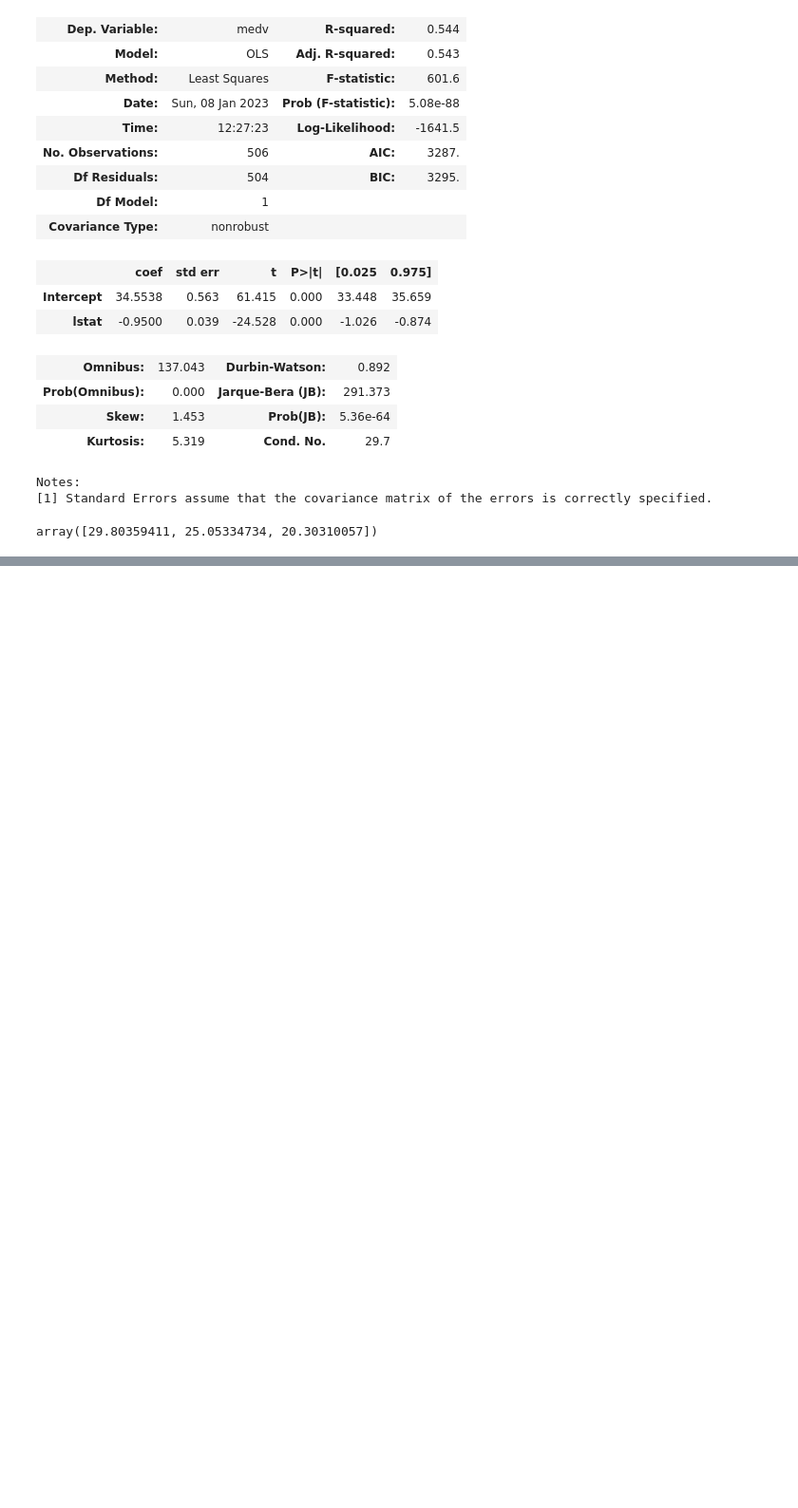
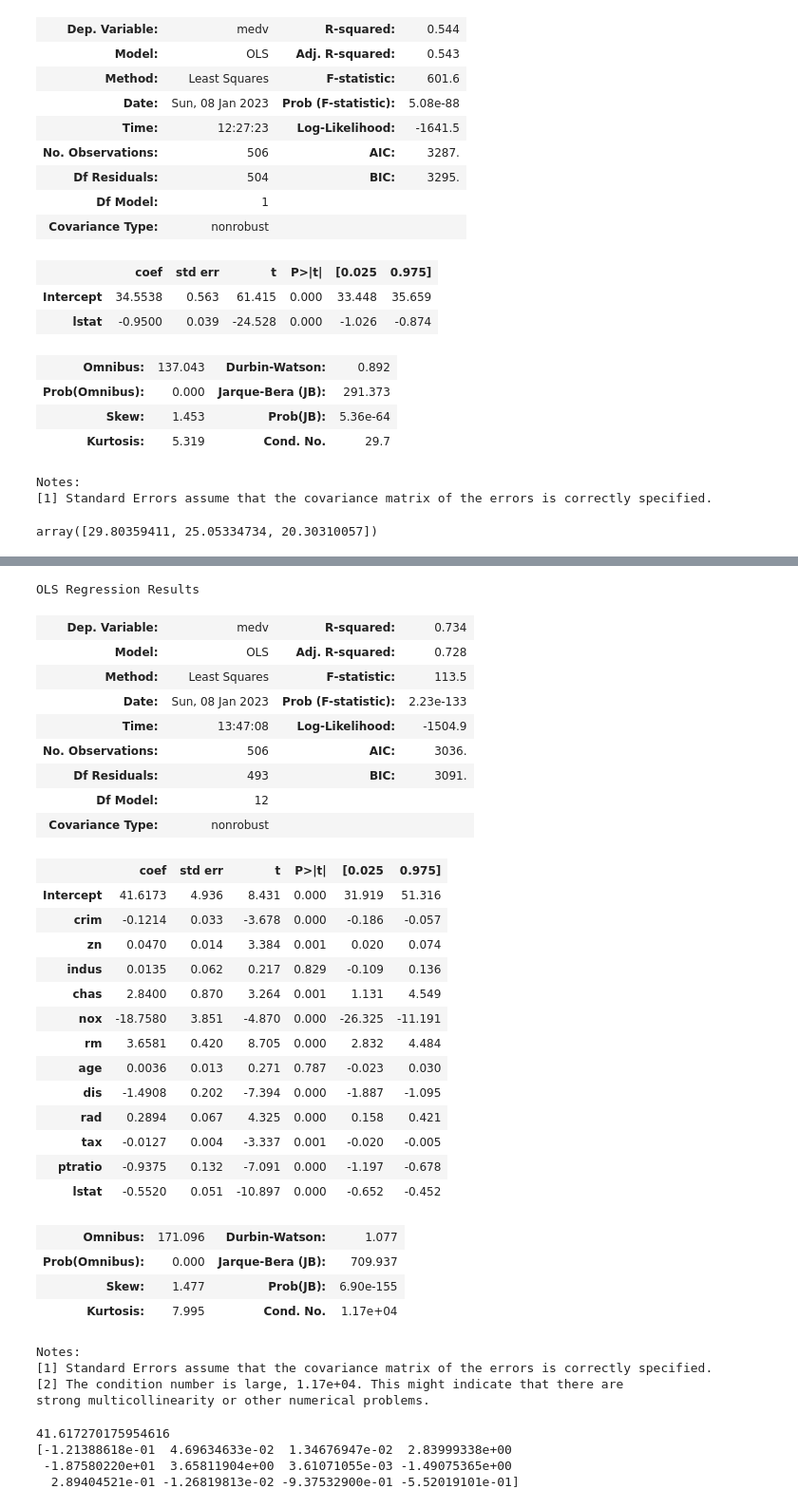
Before and after one commit to kwerber824/ISLR-python, a Jupyter notebook: src/Chapter3-Lab.ipynb, the cells around one changed output, grey strips where cells are left out. Shown: that part at 95% size. Drawn from its saved outputs; the diff is of its cells as text; code cells hidden in the pictures; blank space fills up the shorter version.

Commit message:
multiple regression

```diff
--- a/src/Chapter3-Lab.ipynb
+++ b/src/Chapter3-Lab.ipynb
@@ -110,0 +140,49 @@ X = boston.drop('medv', axis=1)
+# %%
+all_predictors = "+".join(X.columns)
+all_predictors_formula = 'medv ~ ' + all_predictors
+statmodel_all_predictors = smf.ols(all_predictors_formula, boston).fit()
+statmodel_all_predictors.summary()
+# %% [output]
+OLS Regression Results
+| Dep. Variable: | medv | R-squared: | 0.734 |
+| Model: | OLS | Adj. R-squared: | 0.728 |
+| Method: | Least Squares | F-statistic: | 113.5 |
+| Date: | Sun, 08 Jan 2023 | Prob (F-statistic): | 2.23e-133 |
+| Time: | 13:47:08 | Log-Likelihood: | -1504.9 |
+| No. Observations: | 506 | AIC: | 3036. |
+| Df Residuals: | 493 | BIC: | 3091. |
+| Df Model: | 12 |  |  |
+| Covariance Type: | nonrobust |  |  |
+|  | coef | std err | t | P>|t| | [0.025 | 0.975] |
+| Intercept | 41.6173 | 4.936 | 8.431 | 0.000 | 31.919 | 51.316 |
+| crim | -0.1214 | 0.033 | -3.678 | 0.000 | -0.186 | -0.057 |
+| zn | 0.0470 | 0.014 | 3.384 | 0.001 | 0.020 | 0.074 |
+| indus | 0.0135 | 0.062 | 0.217 | 0.829 | -0.109 | 0.136 |
+| chas | 2.8400 | 0.870 | 3.264 | 0.001 | 1.131 | 4.549 |
+| nox | -18.7580 | 3.851 | -4.870 | 0.000 | -26.325 | -11.191 |
+| rm | 3.6581 | 0.420 | 8.705 | 0.000 | 2.832 | 4.484 |
+| age | 0.0036 | 0.013 | 0.271 | 0.787 | -0.023 | 0.030 |
+| dis | -1.4908 | 0.202 | -7.394 | 0.000 | -1.887 | -1.095 |
+| rad | 0.2894 | 0.067 | 4.325 | 0.000 | 0.158 | 0.421 |
+| tax | -0.0127 | 0.004 | -3.337 | 0.001 | -0.020 | -0.005 |
+| ptratio | -0.9375 | 0.132 | -7.091 | 0.000 | -1.197 | -0.678 |
+| lstat | -0.5520 | 0.051 | -10.897 | 0.000 | -0.652 | -0.452 |
+| Omnibus: | 171.096 | Durbin-Watson: | 1.077 |
+| Prob(Omnibus): | 0.000 | Jarque-Bera (JB): | 709.937 |
+| Skew: | 1.477 | Prob(JB): | 6.90e-155 |
+| Kurtosis: | 7.995 | Cond. No. | 1.17e+04 |
+Notes:
+[1] Standard Errors assume that the covariance matrix of the errors is correctly specified.
+[2] The condition number is large, 1.17e+04. This might indicate that there are
+strong multicollinearity or other numerical problems.
+# %%
+X = boston.drop(['medv', 'black'], axis=1)
+y = boston.medv
+all_predictor_regression = LinearRegression().fit(X, y)
+print(all_predictor_regression.intercept_)
+print(all_predictor_regression.coef_)
+# %% [output]
+41.617270175954616
+[-1.21388618e-01  4.69634633e-02  1.34676947e-02  2.83999338e+00
+ -1.87580220e+01  3.65811904e+00  3.61071055e-03 -1.49075365e+00
+  2.89404521e-01 -1.26819813e-02 -9.37532900e-01 -5.52019101e-01]
```
Also changed, not shown: parts of 4 cells of this notebook.
